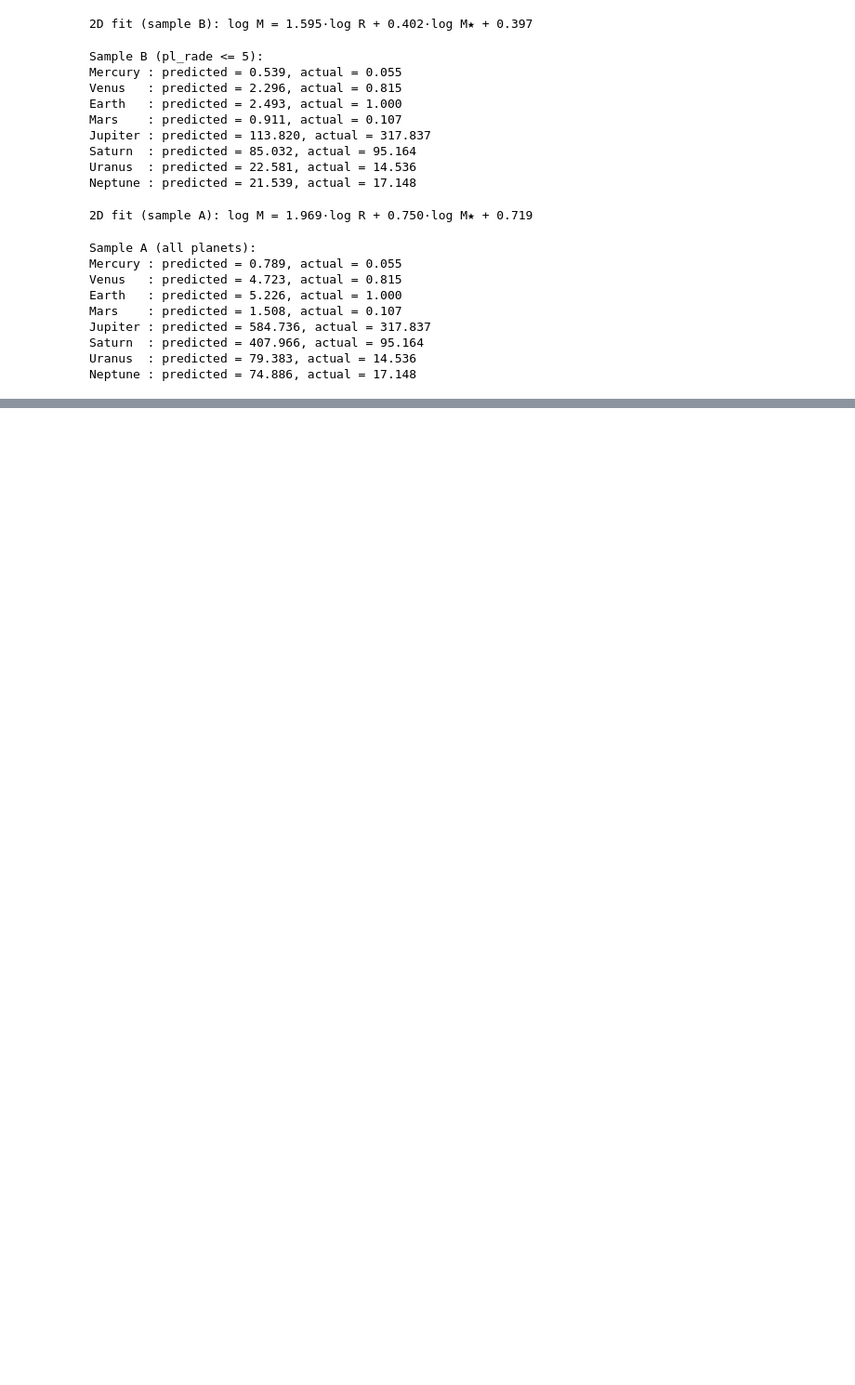
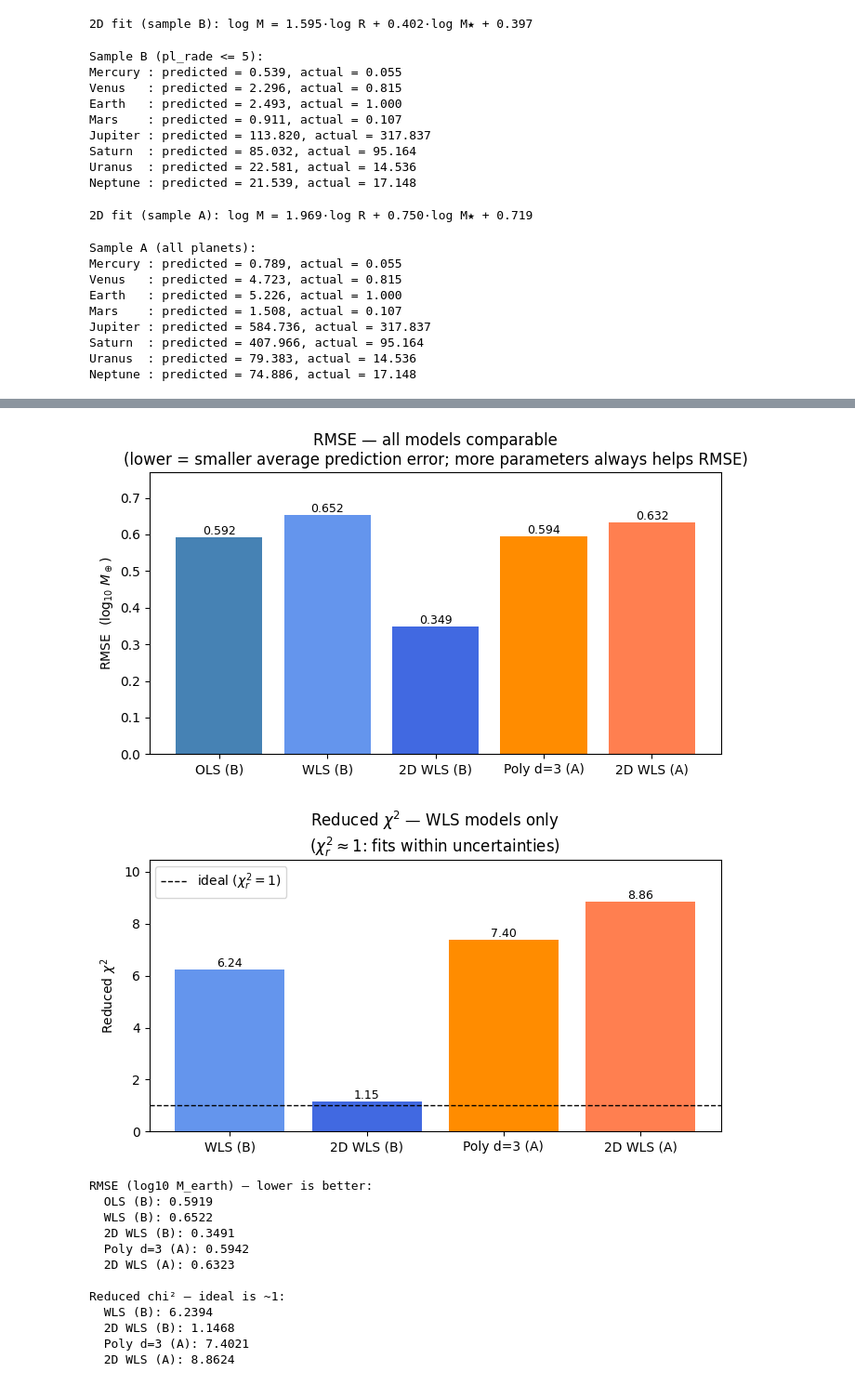
Before and after one commit to eiseleb47/DataScience, a Jupyter notebook: Worksheet_4/worksheet_Benjamin.ipynb, the cells around one changed output, grey strips where cells are left out. Shown at 93% size. Cells and saved outputs as stored; diff of their text form; code cells hidden in the pictures; blank space fills up the shorter version.

```diff
--- a/Worksheet_4/worksheet_Benjamin.ipynb
+++ b/Worksheet_4/worksheet_Benjamin.ipynb
@@ -293,0 +331,80 @@ summary
+# %%
+def rmse(residuals):
+    return np.sqrt(np.mean(residuals**2))
+
+def reduced_chi2(residuals, weights, k):
+    n = len(residuals)
+    return np.sum(weights * residuals**2) / (n - k)
+
+resid_ols_b  = log_M   - (coeffs_ols[0] * log_R   + coeffs_ols[1])
+resid_wls_b  = log_M   - (coeffs_wls[0] * log_R   + coeffs_wls[1])
+resid_2d_b   = log_M_B - (a   * log_R_B + b   * log_Mstar_B + c)
+resid_poly_a = log_M_A - np.polyval(coeffs_poly[::-1], log_R_A)
+resid_2d_a   = log_M_A - (a_A * log_R_A + b_A * log_Mstar_A + c_A)
+
+rmse_values = {
+    'OLS (B)':      rmse(resid_ols_b),
+    'WLS (B)':      rmse(resid_wls_b),
+    '2D WLS (B)':   rmse(resid_2d_b),
+    'Poly d=3 (A)': rmse(resid_poly_a),
+    '2D WLS (A)':   rmse(resid_2d_a),
+}
+
+rchi2_values = {
+    'WLS (B)':      reduced_chi2(resid_wls_b,  weights,   k=2),
+    '2D WLS (B)':   reduced_chi2(resid_2d_b,   weights_B, k=3),
+    'Poly d=3 (A)': reduced_chi2(resid_poly_a, weights_A, k=7),
+    '2D WLS (A)':   reduced_chi2(resid_2d_a,   weights_A, k=3),
+}
+
+# --- Plot 1: RMSE ---
+fig1, ax1 = plt.subplots(figsize=(7, 4))
+colors_rmse = ['steelblue', 'cornflowerblue', 'royalblue', 'darkorange', 'coral']
+bars1 = ax1.bar(rmse_values.keys(), rmse_values.values(), color=colors_rmse)
+ax1.set_ylabel('RMSE  (log$_{10}$ $M_\\oplus$)')
+ax1.set_title('RMSE — all models comparable\n(lower = smaller average prediction error; more parameters always helps RMSE)')
+max1 = max(rmse_values.values())
+ax1.set_ylim(0, max1 * 1.18)
+for bar, val in zip(bars1, rmse_values.values()):
+    ax1.text(bar.get_x() + bar.get_width() / 2, val, f'{val:.3f}',
+             ha='center', va='bottom', fontsize=9)
+plt.tight_layout()
+plt.show()
+
+# --- Plot 2: Reduced chi² ---
+fig2, ax2 = plt.subplots(figsize=(7, 4))
+colors_rchi2 = ['cornflowerblue', 'royalblue', 'darkorange', 'coral']
+bars2 = ax2.bar(rchi2_values.keys(), rchi2_values.values(), color=colors_rchi2)
+ax2.axhline(1.0, color='black', linestyle='--', linewidth=1, label='ideal ($\\chi^2_r = 1$)')
+ax2.set_ylabel('Reduced $\\chi^2$')
+ax2.set_title('Reduced $\\chi^2$ — WLS models only\n($\\chi^2_r \\approx 1$: fits within uncertainties)')
+max2 = max(rchi2_values.values())
+ax2.set_ylim(0, max2 * 1.18)
+for bar, val in zip(bars2, rchi2_values.values()):
+    ax2.text(bar.get_x() + bar.get_width() / 2, val, f'{val:.2f}',
+             ha='center', va='bottom', fontsize=9)
+ax2.legend()
+plt.tight_layout()
+plt.show()
+
+print("RMSE (log10 M_earth) — lower is better:")
+for name, val in rmse_values.items():
+    print(f"  {name}: {val:.4f}")
+print("\nReduced chi² — ideal is ~1:")
+for name, val in rchi2_values.items():
+    print(f"  {name}: {val:.4f}")
+# %% [output]
+[figure, added]
+[figure, added]
+RMSE (log10 M_earth) — lower is better:
+  OLS (B): 0.5919
+  WLS (B): 0.6522
+  2D WLS (B): 0.3491
+  Poly d=3 (A): 0.5942
+  2D WLS (A): 0.6323
+
+Reduced chi² — ideal is ~1:
+  WLS (B): 6.2394
+  2D WLS (B): 1.1468
+  Poly d=3 (A): 7.4021
+  2D WLS (A): 8.8624
```
Also changed, not shown: parts of 5 cells of this notebook.
